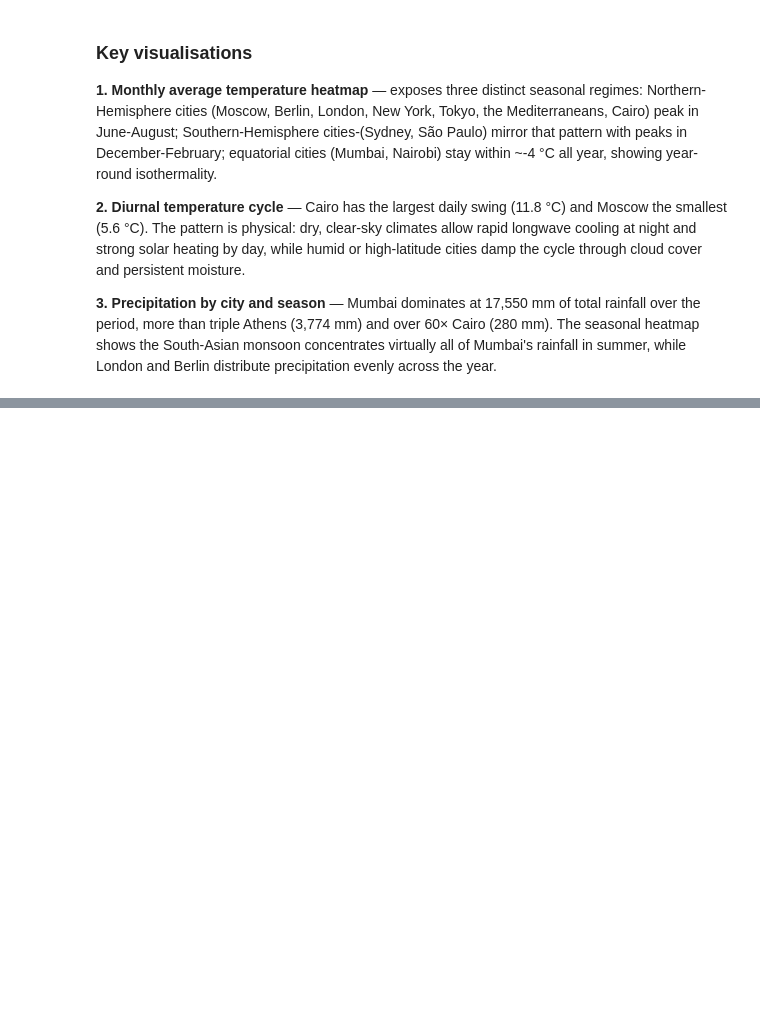
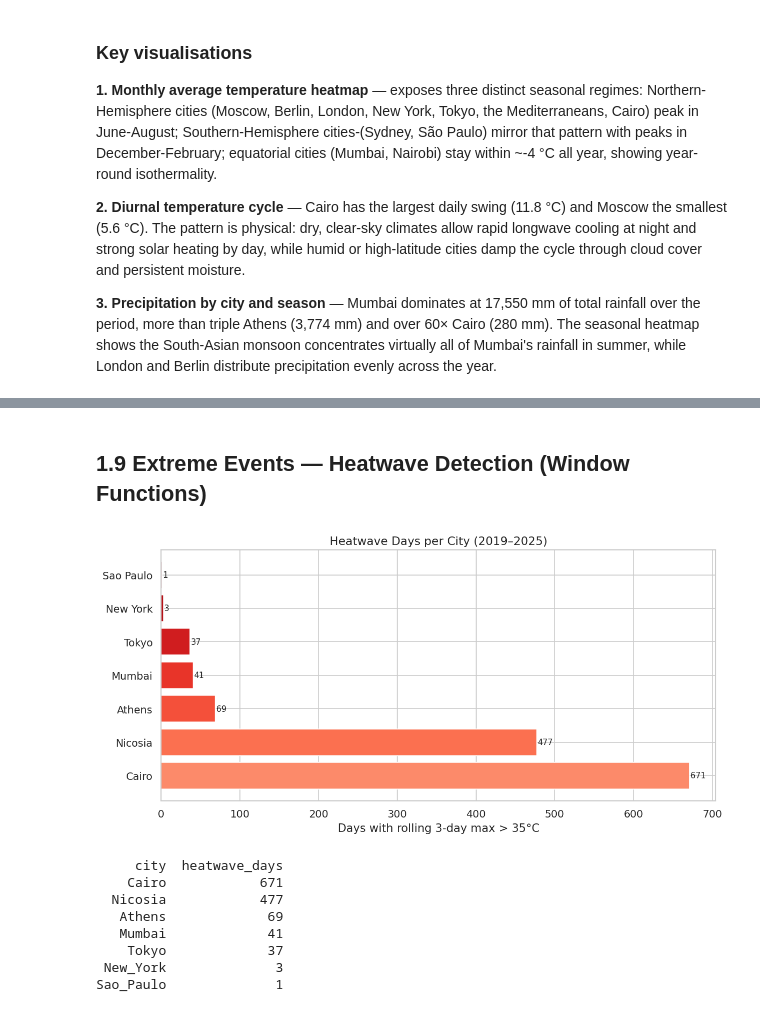
Before and after one commit to cpapad06/DSC511-introduction, a Jupyter notebook: BigData_weather_project.ipynb, the cells around one changed output, grey strips where cells are left out. Cells and saved outputs as stored; diff of their text form; code cells hidden in the pictures; blank space fills up the shorter version.

```diff
--- a/BigData_weather_project.ipynb
+++ b/BigData_weather_project.ipynb
@@ -684,0 +755,43 @@ Per-city aggregates rank cities from Mumbai (mean 26.8 °C) at the top to Moscow
+# %% [markdown]
+## 1.9 Extreme Events — Heatwave Detection (Window Functions)
+# %%
+# Heatwave definition: max daily temp > 35°C for ≥ 3 consecutive days
+daily_max = sdf.groupBy("city", "year", "month", "day") \
+    .agg(F.max("temperature_2m").alias("daily_max_temp")) \
+    .withColumn("date", F.to_date(
+        F.concat_ws("-", F.col("year"), F.col("month"), F.col("day"))))
+
+window_3d = Window.partitionBy("city").orderBy("date").rowsBetween(0, 2)
+daily_max = daily_max.withColumn(
+    "rolling_max_3d", F.min("daily_max_temp").over(window_3d))
+
+heatwaves = daily_max.filter(F.col("rolling_max_3d") > 35) \
+    .groupBy("city") \
+    .agg(F.count("*").alias("heatwave_days")) \
+    .orderBy(F.desc("heatwave_days")) \
+    .toPandas()
+
+fig, ax = plt.subplots(figsize=(10, 5))
+bars = ax.barh([c.replace("_"," ") for c in heatwaves["city"]],
+               heatwaves["heatwave_days"],
+               color=plt.cm.Reds(np.linspace(0.4, 0.9, len(heatwaves))))
+ax.set_xlabel("Days with rolling 3-day max > 35°C")
+ax.set_title("Heatwave Days per City (2019–2025)", fontsize=13)
+for bar, val in zip(bars, heatwaves["heatwave_days"]):
+    ax.text(bar.get_width() + 1, bar.get_y() + bar.get_height()/2,
+            str(val), va="center", fontsize=9)
+plt.tight_layout()
+plt.savefig("eda_heatwave_days.png", bbox_inches="tight")
+plt.show()
+
+print(heatwaves.to_string(index=False))
+# %% [output]
+[figure, added]
+     city  heatwave_days
+    Cairo            671
+  Nicosia            477
+   Athens             69
+   Mumbai             41
+    Tokyo             37
+ New_York              3
+Sao_Paulo              1
```
Also changed, not shown: parts of 37 cells of this notebook.
